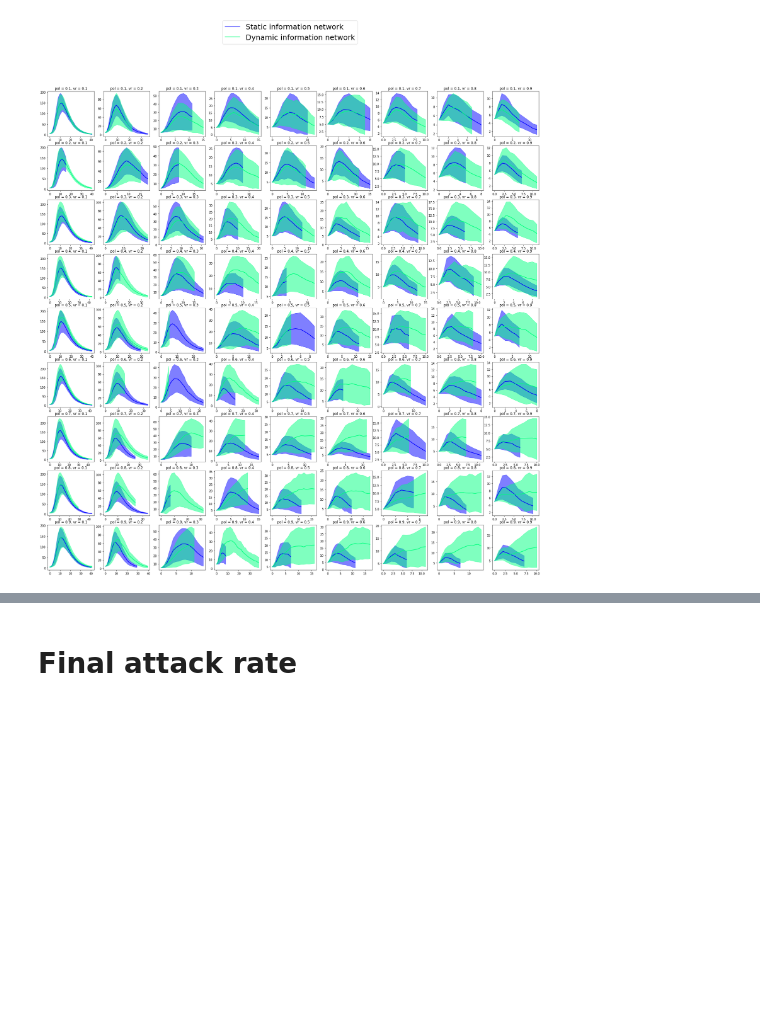
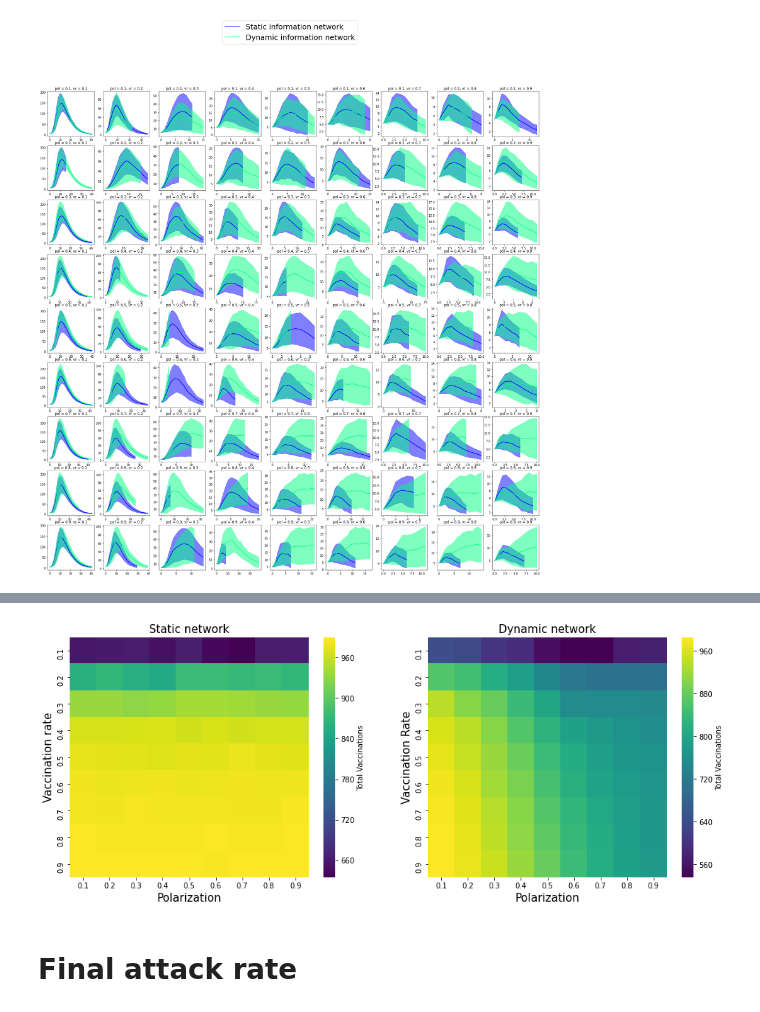
Before and after one commit to michelemcrudele/LDE-Project, a Jupyter notebook: plot_sim_data-NEW.ipynb, the cells around one changed output, grey strips where cells are left out. Drawn from its saved outputs; the diff is of its cells as text; code cells hidden in the pictures; blank space fills up the shorter version.

Commit message:
V_tot_heatmap

```diff
--- a/plot_sim_data-NEW.ipynb
+++ b/plot_sim_data-NEW.ipynb
@@ -61,3 +72,35 @@ fig.legend(lines_list, ['Static information network', 'Dynamic information netwo
+# %%
+pol_list = np.arange(0.1, 1., 0.1)
+r_list = np.arange(0.1, 1., 0.1)
+for i in range(9):
+    pol_list[i] = round(pol_list[i], 1)
+    r_list[i] = round(r_list[i], 1)
+vtot_heatmap_static = np.ndarray(shape=(9, 9))
+vtot_heatmap_dynamic = np.ndarray(shape=(9, 9))
+for i, r in enumerate(r_list):
+    for j, pol in enumerate(pol_list):
+        mask1 = (data_df.r == r) & (data_df.pol == pol) & (data_df.kind == 'mean') & (data_df.net_type == 'static')
+        mask2 = (data_df.r == r) & (data_df.pol == pol) & (data_df.kind == 'mean') & (data_df.net_type == 'dynamic')
+        vtot_heatmap_static[i,j] = data_df[mask1].V_tot.unique()[0]
+        vtot_heatmap_dynamic[i,j] = data_df[mask2].V_tot.unique()[0]
+# %%
+fig, ax = plt.subplots(nrows=1, ncols=2, figsize=(16, 6))
+
+sns.heatmap(vtot_heatmap_static, ax=ax[0], cmap='viridis',
+    xticklabels=pol_list, yticklabels=r_list,
+    cbar_kws={'label': 'Total Vaccinations'})
+sns.heatmap(vtot_heatmap_dynamic, ax=ax[1], cmap='viridis',
+    xticklabels=pol_list, yticklabels=r_list,
+    cbar_kws={'label': 'Total Vaccinations'})
+
+ax[0].set_xlabel('Polarization', size=15)
+ax[0].set_ylabel('Vaccination rate', size=15)
+ax[0].set_title('Static network', size=15)
+ax[1].set_xlabel('Polarization', size=15)
+ax[1].set_ylabel('Vaccination Rate', size=15)
+ax[1].set_title('Dynamic network', size=15);
+# %% [output]
+[figure, added]
 # %% [markdown]
 # Final attack rate
 # %%
```
Also changed, not shown: parts of 3 cells of this notebook, 1 other file.
